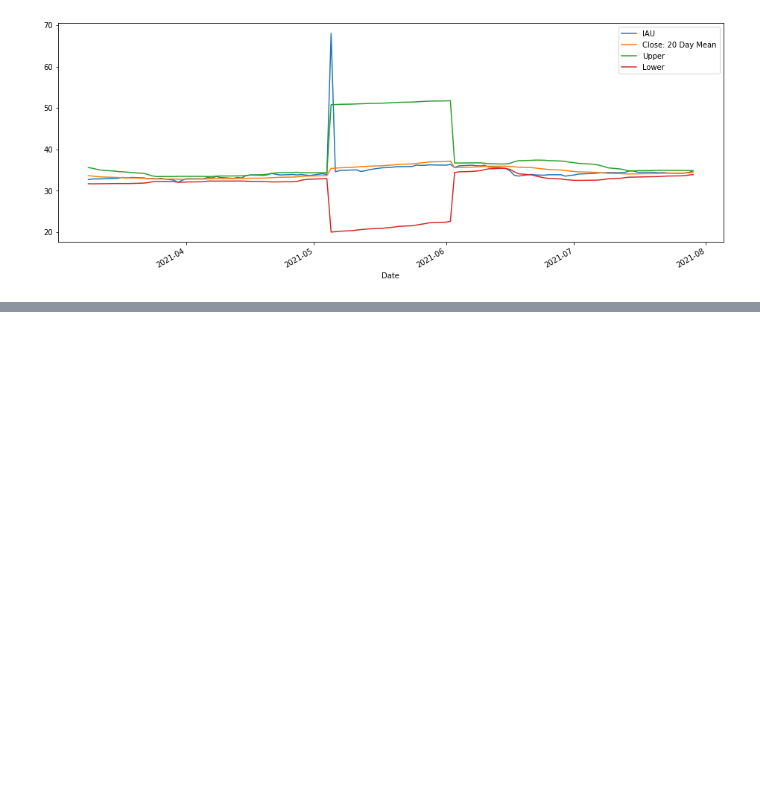
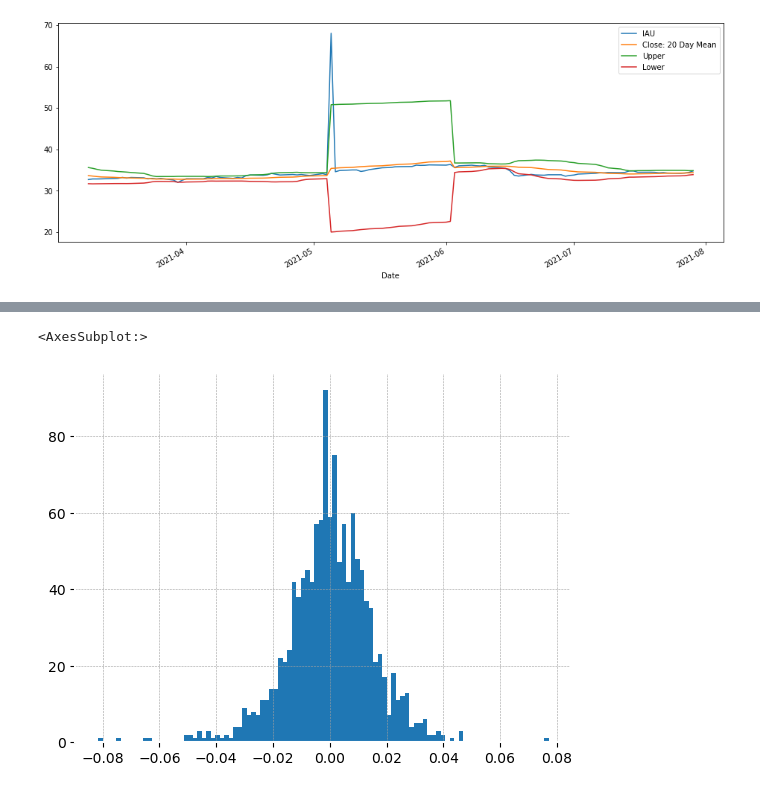
Before and after one commit to aguilarNikolas/Python_forFinancialAnalysis_andAlgorithmicTrading, a Jupyter notebook: Python_for_Financial_Analysis_and_Algorithmic_Trading.ipynb, the cells around one changed output, grey strips where cells are left out. Saved outputs shown, nothing was run; the diff lists cells and outputs as text; code cells hidden in the pictures; blank space fills up the shorter version.

```diff
--- a/Python_for_Financial_Analysis_and_Algorithmic_Trading.ipynb
+++ b/Python_for_Financial_Analysis_and_Algorithmic_Trading.ipynb
@@ -105,0 +305,7 @@ mydata[['IAU','Close: 20 Day Mean','Upper','Lower']].tail(100).plot(figsize=(16,
+# %%
+FORD['returns'] = ((FORD['Close']/FORD['Close'].shift(1))-1)
+GM['returns'] = ((GM['Close']/GM['Close'].shift(1))-1)
+TESLA['returns'] = ((TESLA['Close']/TESLA['Close'].shift(1))-1)
+
+# or could I use
+# tesla['returns'] = tesla['Close'].pct_change(1)
@@ -105,0 +342,5 @@ mydata[['IAU','Close: 20 Day Mean','Upper','Lower']].tail(100).plot(figsize=(16,
+# %%
+FORD['returns'].hist(bins=100)
+# %% [output]
+<AxesSubplot:>
+[figure, added]
```
Also changed, not shown: parts of 26 cells of this notebook.
